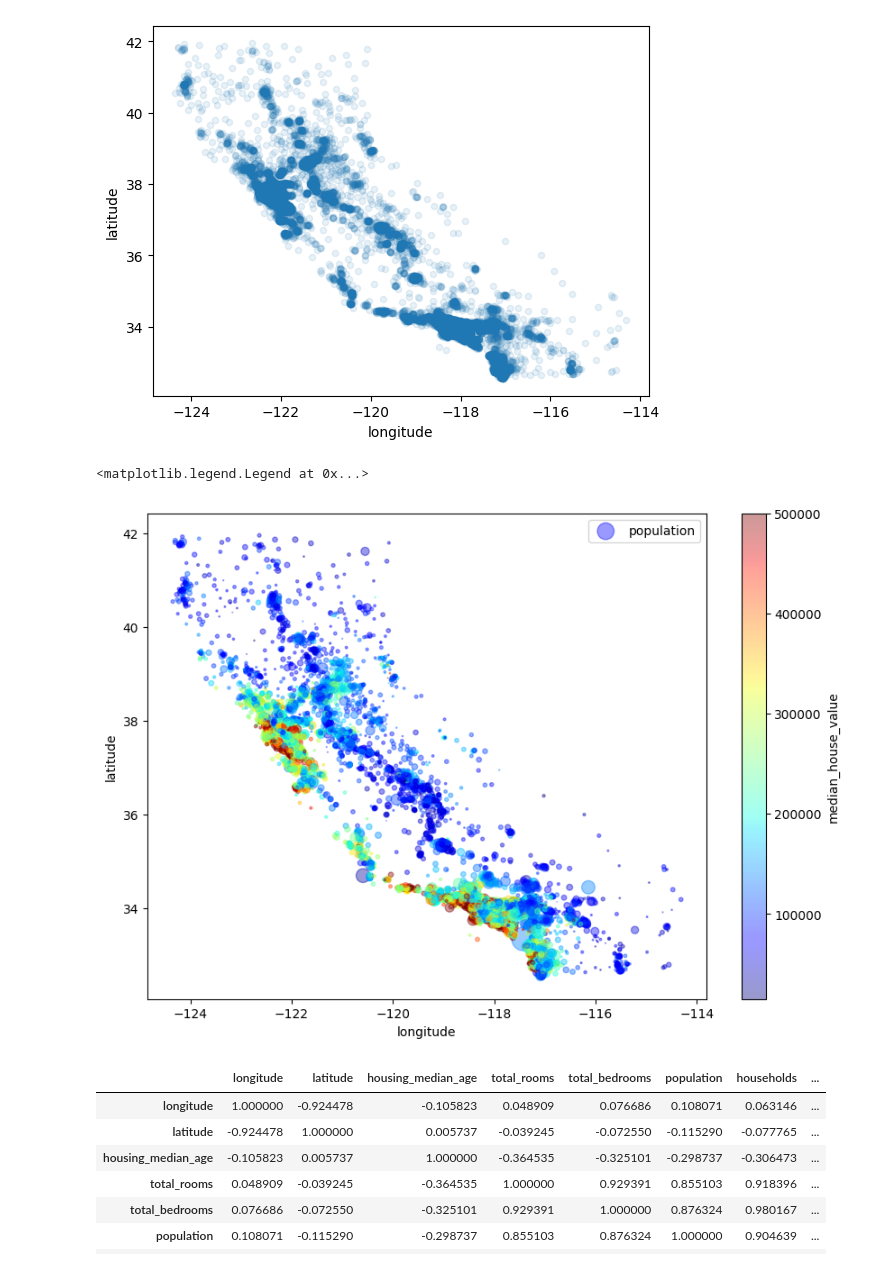
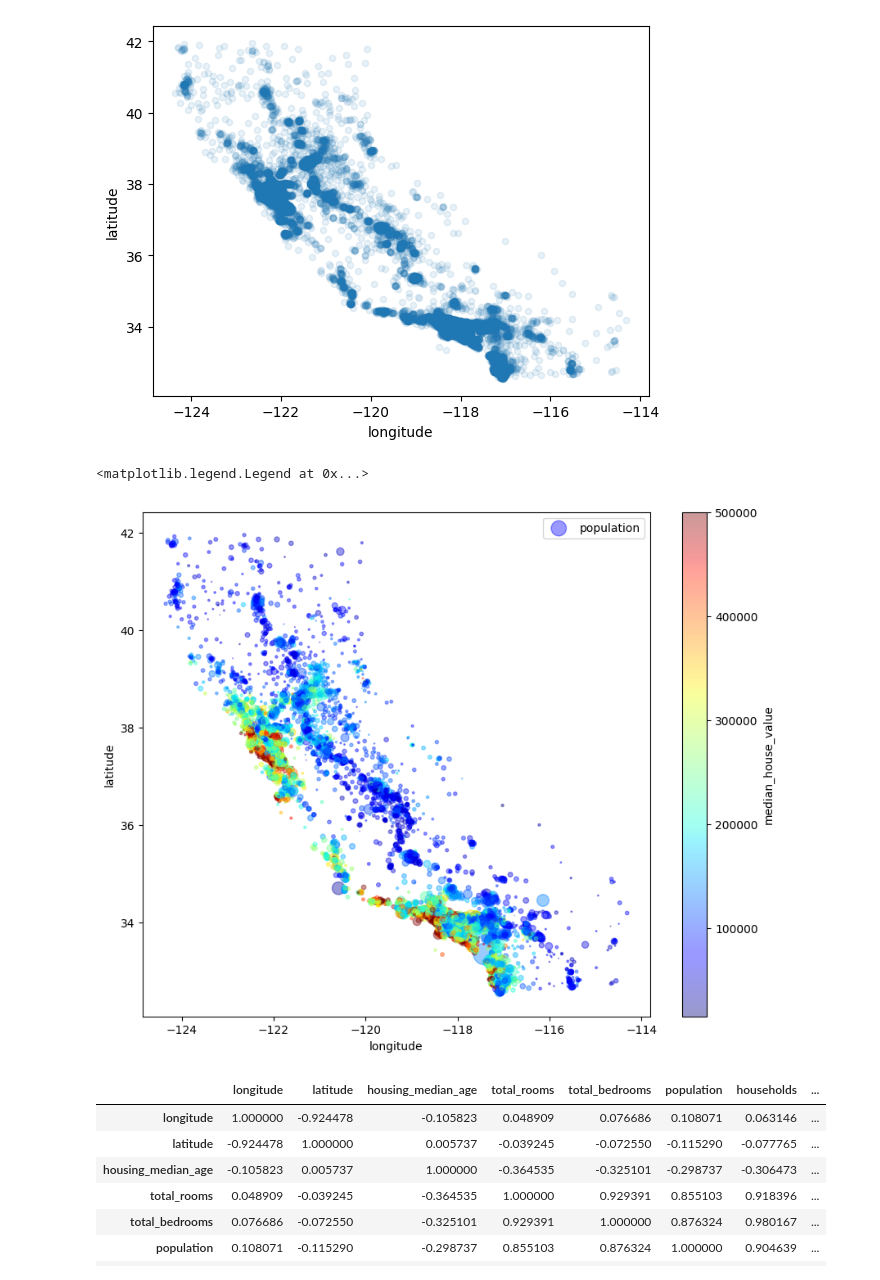
Before and after one commit to sahkanu34/100_daysof_machine_learning, a Jupyter notebook: Day-9/Real_estate_house_prediction.ipynb, the cells around one changed output. Cells and saved outputs as stored; diff of their text form; code cells hidden in the pictures.

```diff
--- a/Day-9/Real_estate_house_prediction.ipynb
+++ b/Day-9/Real_estate_house_prediction.ipynb
@@ -182,13 +196,13 @@ df.plot(kind="scatter", x="longitude", y="latitude", alpha=0.1)
 [figure]
 # %%
 df.plot(kind="scatter",x='longitude',y="latitude",alpha=0.4,
-       s = df['population']/100 , label="population", figsize=(10,7),
+       s = df['population']/100 , label="population", figsize=(10,8),
        c = "median_house_value", cmap = plt.get_cmap('jet'), colorbar = True,
 )
 plt.legend()
 # %% [output]
 <matplotlib.legend.Legend at 0x...>
-[figure, old version]
+[figure, new version]
 # %%
 corr_matrix = df.select_dtypes(include=['int32','float64']).corr()
 corr_matrix
```
Also changed, not shown: parts of 1 cell of this notebook, 2 other files.
